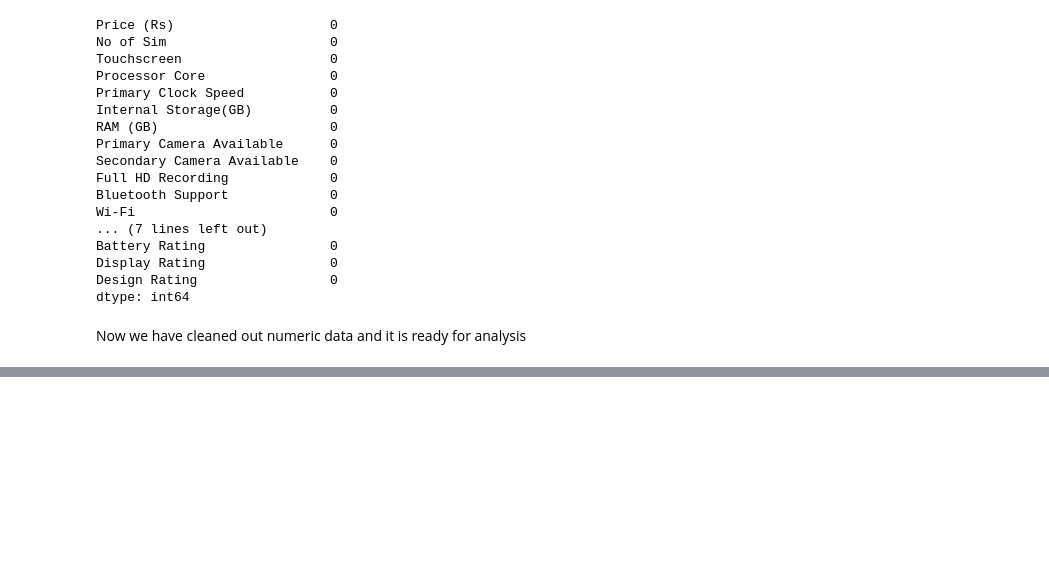
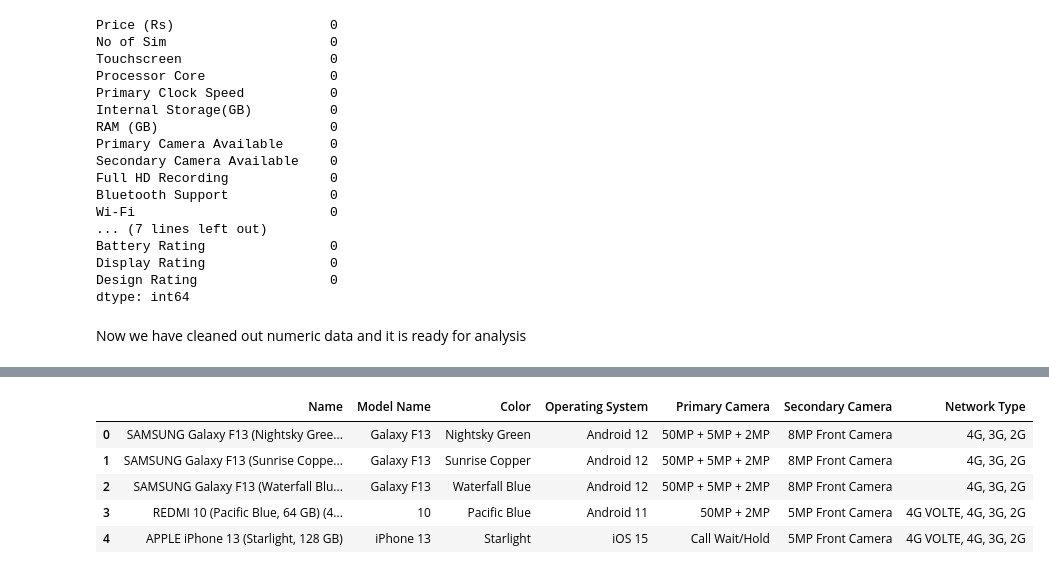
Before and after one commit to parmar-mohit/Flipkart-Mobile-Dataset-Analysis, a Jupyter notebook: Mobile Data Analysis.ipynb, the cells around one changed output, grey strips where cells are left out. Cells and saved outputs as stored; diff of their text form; code cells hidden in the pictures; blank space fills up the shorter version.

```diff
--- a/Mobile Data Analysis.ipynb
+++ b/Mobile Data Analysis.ipynb
@@ -501,0 +596,3 @@ Now we have cleaned out numeric data and it is ready for analysis
+# %%
+df = pd.read_csv("data.csv")
+df.head()
@@ -501,0 +606,11 @@ Now we have cleaned out numeric data and it is ready for analysis
+# %%
+# Dropping all numerical Variables
+df.drop(["Unnamed: 0","Price","SIM Type","Display Size","Resolution","Touchscreen","Processor Core","Primary Clock Speed","Internal Storage","RAM","Primary Camera Available","Secondary Camera Available","Full HD Recording","Bluetooth Support","Wi-Fi","Audio Jack","GPS Support","Battery Capacity","Weight","Domestic Warranty","Product Rating","Camera Rating","Battery Rating","Display Rating","Design Rating"],axis=1,inplace=True)
+df.head()
+# %% [output]
+|  | Name | Model Name | Color | Operating System | Primary Camera | Secondary Camera | Network Type |
+| 0 | SAMSUNG Galaxy F13 (Nightsky Gree... | Galaxy F13 | Nightsky Green | Android 12 | 50MP + 5MP + 2MP | 8MP Front Camera | 4G, 3G, 2G |
+| 1 | SAMSUNG Galaxy F13 (Sunrise Coppe... | Galaxy F13 | Sunrise Copper | Android 12 | 50MP + 5MP + 2MP | 8MP Front Camera | 4G, 3G, 2G |
+| 2 | SAMSUNG Galaxy F13 (Waterfall Blu... | Galaxy F13 | Waterfall Blue | Android 12 | 50MP + 5MP + 2MP | 8MP Front Camera | 4G, 3G, 2G |
+| 3 | REDMI 10 (Pacific Blue, 64 GB) (4... | 10 | Pacific Blue | Android 11 | 50MP + 2MP | 5MP Front Camera | 4G VOLTE, 4G, 3G, 2G |
+| 4 | APPLE iPhone 13 (Starlight, 128 GB) | iPhone 13 | Starlight | iOS 15 | Call Wait/Hold | 5MP Front Camera | 4G VOLTE, 4G, 3G, 2G |
```
Also changed, not shown: parts of 17 cells of this notebook.
